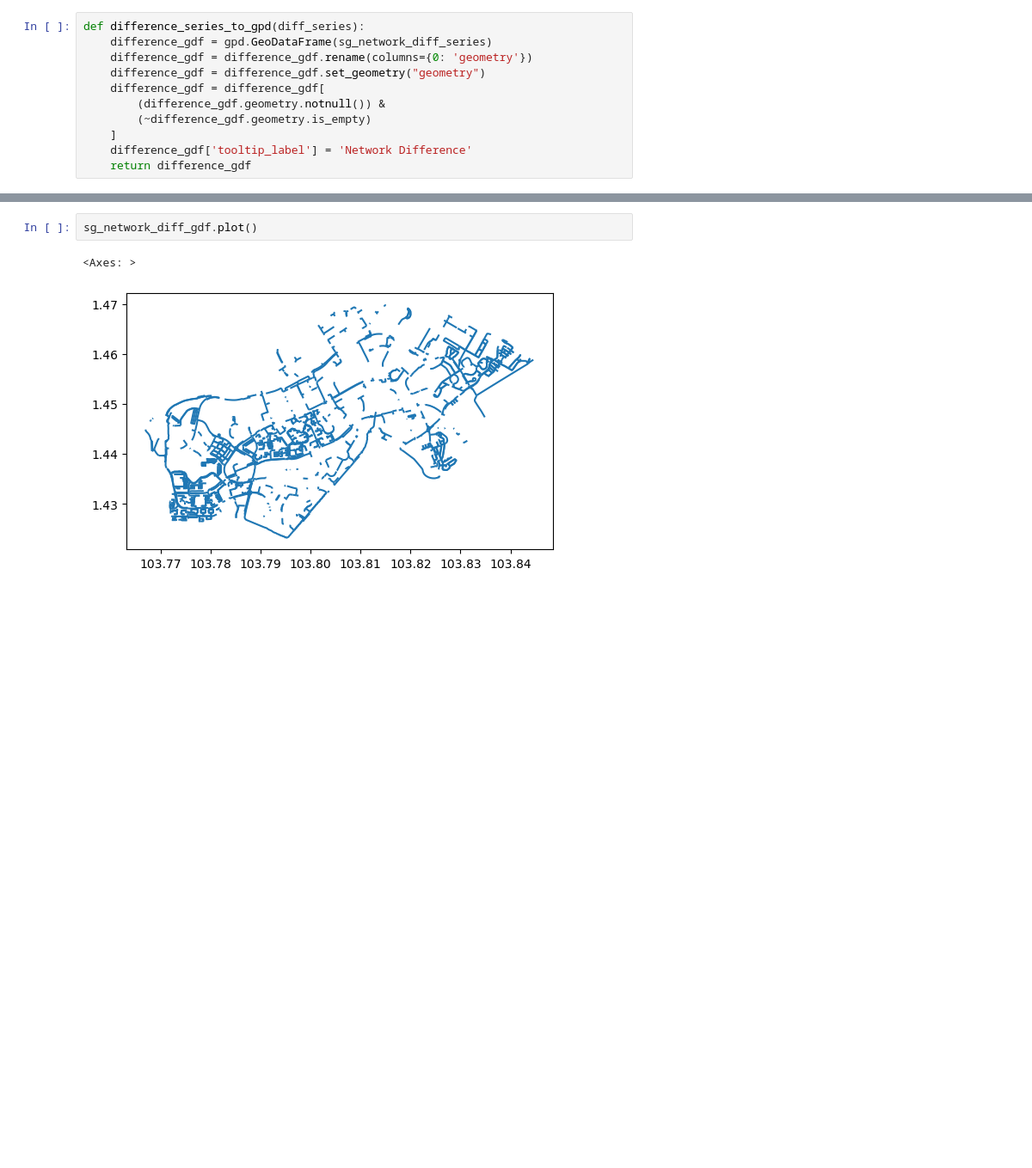
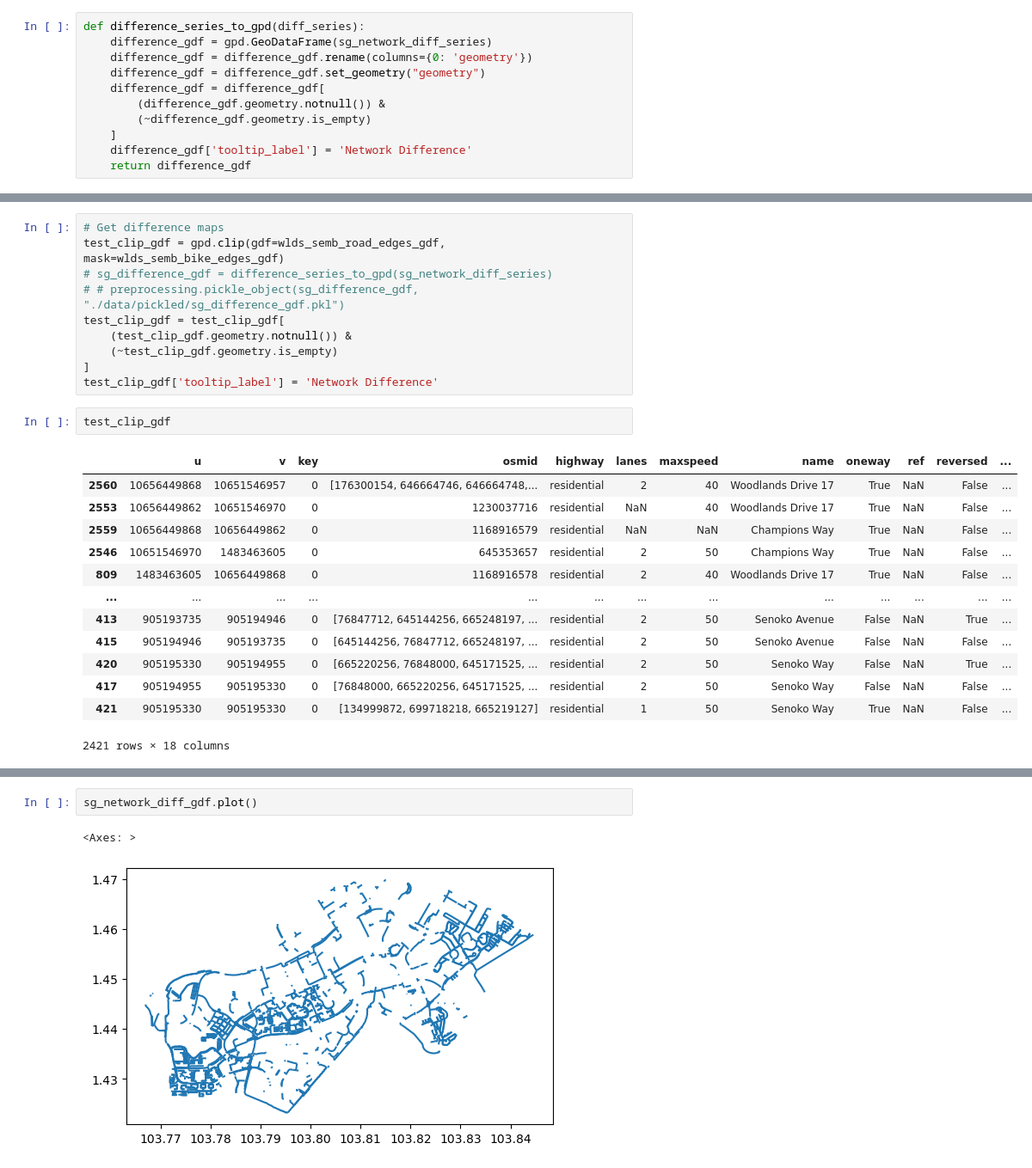
Before and after one commit to nicholas-ko-zy/blog-post-illustrations, a Jupyter notebook: 20260404_TransportationSeparation/networks.ipynb, the cells around one changed output, grey strips where cells are left out. Shown at 86% size. Drawn from its saved outputs; the diff is of its cells as text; blank space fills up the shorter version.

Commit message:
switched from .difference to .clip in geopandas, updated readme

```diff
--- a/20260404_TransportationSeparation/networks.ipynb
+++ b/20260404_TransportationSeparation/networks.ipynb
@@ -186,3 +273,29 @@ def difference_series_to_gpd(diff_series):
+# %%
+# Get difference maps
+test_clip_gdf = gpd.clip(gdf=wlds_semb_road_edges_gdf, mask=wlds_semb_bike_edges_gdf)
+# sg_difference_gdf = difference_series_to_gpd(sg_network_diff_series)
+# # preprocessing.pickle_object(sg_difference_gdf, "./data/pickled/sg_difference_gdf.pkl")
+test_clip_gdf = test_clip_gdf[
+    (test_clip_gdf.geometry.notnull()) &
+    (~test_clip_gdf.geometry.is_empty)
+]
+test_clip_gdf['tooltip_label'] = 'Network Difference'
+# %%
+test_clip_gdf
+# %% [output]
+|  | u | v | key | osmid | highway | lanes | maxspeed | name | oneway | ref | reversed | ... |
+| 2560 | 10656449868 | 10651546957 | 0 | [176300154, 646664746, 646664748,... | residential | 2 | 40 | Woodlands Drive 17 | True | NaN | False | ... |
+| 2553 | 10656449862 | 10651546970 | 0 | 1230037716 | residential | NaN | 40 | Woodlands Drive 17 | True | NaN | False | ... |
+| 2559 | 10656449868 | 10656449862 | 0 | 1168916579 | residential | NaN | NaN | Champions Way | True | NaN | False | ... |
+| 2546 | 10651546970 | 1483463605 | 0 | 645353657 | residential | 2 | 50 | Champions Way | True | NaN | False | ... |
+| 809 | 1483463605 | 10656449868 | 0 | 1168916578 | residential | 2 | 40 | Woodlands Drive 17 | True | NaN | False | ... |
+| ... | ... | ... | ... | ... | ... | ... | ... | ... | ... | ... | ... | ... |
+| 413 | 905193735 | 905194946 | 0 | [76847712, 645144256, 665248197, ... | residential | 2 | 50 | Senoko Avenue | False | NaN | True | ... |
+| 415 | 905194946 | 905193735 | 0 | [645144256, 76847712, 665248197, ... | residential | 2 | 50 | Senoko Avenue | False | NaN | False | ... |
+| 420 | 905195330 | 905194955 | 0 | [665220256, 76848000, 645171525, ... | residential | 2 | 50 | Senoko Way | False | NaN | True | ... |
+| 417 | 905194955 | 905195330 | 0 | [76848000, 665220256, 645171525, ... | residential | 2 | 50 | Senoko Way | False | NaN | False | ... |
+| 421 | 905195330 | 905195330 | 0 | [134999872, 699718218, 665219127] | residential | 1 | 50 | Senoko Way | True | NaN | False | ... |
+2421 rows × 18 columns
 # %%
 sg_difference_gdf = difference_series_to_gpd(sg_network_diff_series)
 sg_difference_gdf.head(2)
```
Also changed, not shown: parts of 14 cells of this notebook, 6 other files.
